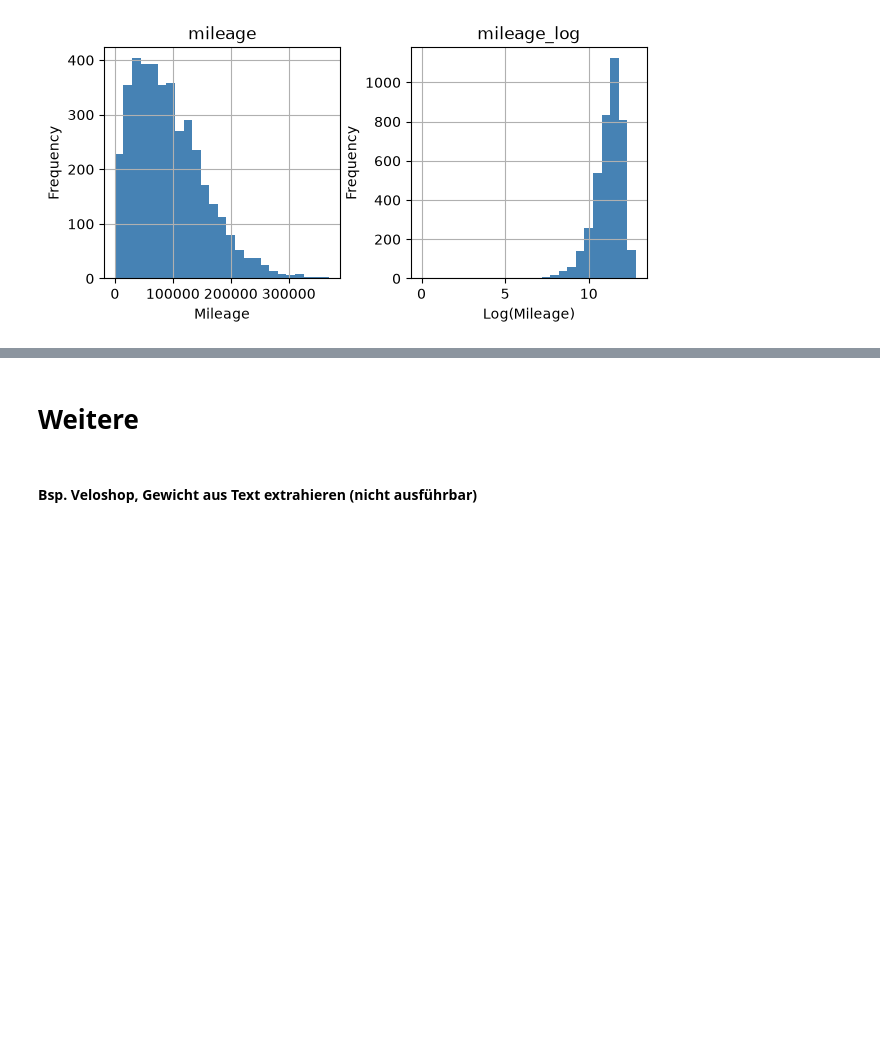
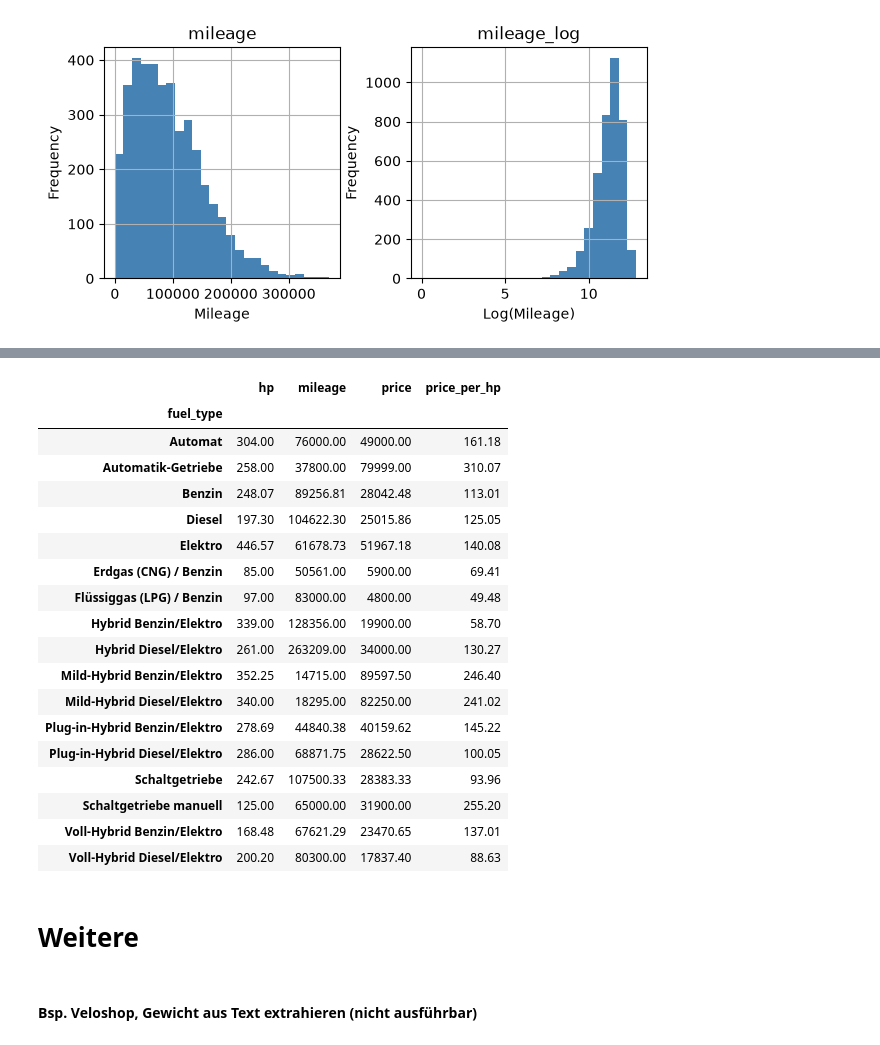
Before and after one commit to pyrat12/DS_HS2026_LNW, a Jupyter notebook: DS_HS2026_LNW_I_Examples/AP02/AP02 Spick.ipynb, the cells around one changed output, grey strips where cells are left out. Drawn from its saved outputs; the diff is of its cells as text; code cells hidden in the pictures; blank space fills up the shorter version.

```diff
--- a/DS_HS2026_LNW_I_Examples/AP02/AP02 Spick.ipynb
+++ b/DS_HS2026_LNW_I_Examples/AP02/AP02 Spick.ipynb
@@ -1151,0 +1377,16 @@ plt.show()                                                                  #Bei
+# %%
+# Sorting data by 'price' and 'mileage' with highest price above
+# (ascending=False)
+df_autoscout = df_autoscout.sort_values(
+    by=['price', 'mileage'],                                               #Nach Preis und Kilometerstand sortieren
+    ascending=False                                                        #Beide Spalten absteigend: grösste Werte zuerst
+)
+
+# Show data
+df_autoscout[['offer_id', 'type', 'price', 'mileage', 'hp']].head()        #Sortierte Daten anzeigen
+
+#ANPASSEN: df_autoscout durch den verwendeten DataFrame ersetzen
+#ANPASSEN: ['price', 'mileage'] durch die gewünschten Sortierspalten ersetzen
+#ANPASSEN: ascending=True (aufsteigend) oder False (absteigend)
+#OPTIONAL: ascending=[False, True] für unterschiedliche Sortierrichtungen
+#NICHTS ANPASSEN: .sort_values(), by= und .head()
@@ -1152,3 +1559,59 @@ plt.show()                                                                  #Bei
+# %%
+# Create a pivot table with the mean values per fuel type
+pivot_table = pd.pivot_table(                                               #pivot_table(): Daten nach Gruppen zusammenfassen und Kennzahlen aggregieren
+    df_autoscout[['mileage', 'price', 'price_per_hp', 'hp', 'fuel_type']],  #Benötigte Spalten auswählen
+    index=['fuel_type'],                                                    #index: Gruppierungsspalte; eine Zeile pro Treibstoffart
+    values=['price',                                                        #price: Fahrzeugpreis auswerten
+            'price_per_hp',                                                 #price_per_hp: Preis pro PS auswerten
+            'hp',                                                           #hp: Motorleistung in PS auswerten
+            'mileage'],                                                     #mileage: Kilometerstand auswerten
+    aggfunc='mean').round(2)                                                #aggfunc='mean': Mittelwert je Gruppe berechnen; round(2): Auf 2 Dezimalstellen runden
+                                                                            #Erkenntnis: Alle Fahrzeuge derselben Treibstoffart werden zu einer Zeile zusammengefasst
+                                                                            #NaN-Werte werden bei der Mittelwertberechnung ignoriert
+
+# Format the values to 2 decimal places with trailing zeros
+pivot_table = pivot_table.map(                                              #map(): Funktion auf jeden einzelnen Tabellenwert anwenden
+    lambda x: f"{x:.2f}" if isinstance(x, (int, float)) else x)             #lambda x: Jeden Wert einzeln verarbeiten
+                                                                            #isinstance(): Prüfen, ob der Wert eine Ganzzahl oder Dezimalzahl ist
+                                                                            #f"{x:.2f}": Genau 2 Nachkommastellen anzeigen (z. B. 15000.00)
+                                                                            #else x: Andere Werte unverändert übernehmen
+                                                                            #ACHTUNG: Formatierte Zahlen werden zu Text (str)
+                                                                            #Voraussetzung: pandas >= 2.1 für DataFrame.map()
+
+# Display the pivot table
+pivot_table                                                                 #Pivot-Tabelle mit durchschnittlichen Kennzahlen je Treibstoffart anzeigen
+
+#ANPASSEN: df_autoscout durch den verwendeten DataFrame ersetzen
+#ANPASSEN: Spaltenliste df_autoscout[['...']] an die benötigten Spalten anpassen
+#ANPASSEN: index=['fuel_type'] durch die gewünschte Gruppierungsspalte ersetzen
+#ANPASSEN: values=['price', 'price_per_hp', 'hp', 'mileage'] durch die auszuwertenden numerischen Spalten ersetzen
+#ANPASSEN: aggfunc='mean' bei Bedarf durch 'sum', 'count', 'min' oder 'max' ersetzen
+#OPTIONAL: aggfunc={'price': 'mean', 'hp': 'max'} für unterschiedliche Funktionen pro Spalte
+#OPTIONAL: columns=['spalte'] für eine zusätzliche Gruppierung nach Spalten
+#OPTIONAL: .round(2) für eine andere Anzahl Dezimalstellen anpassen
+#OPTIONAL: Den .map()-Block weglassen, wenn die Ergebnisse numerisch bleiben sollen
+#NICHTS ANPASSEN: pd.pivot_table(), index=, values= und aggfunc= als Funktion bzw. Parameter
+#VORAUSSETZUNG: import pandas as pd; df_autoscout und alle verwendeten Spalten müssen existieren
+# %% [output]
+|  | hp | mileage | price | price_per_hp |
+| fuel_type |  |  |  |  |
+| Automat | 304.00 | 76000.00 | 49000.00 | 161.18 |
+| Automatik-Getriebe | 258.00 | 37800.00 | 79999.00 | 310.07 |
+| Benzin | 248.07 | 89256.81 | 28042.48 | 113.01 |
+| Diesel | 197.30 | 104622.30 | 25015.86 | 125.05 |
+| Elektro | 446.57 | 61678.73 | 51967.18 | 140.08 |
+| Erdgas (CNG) / Benzin | 85.00 | 50561.00 | 5900.00 | 69.41 |
+| Flüssiggas (LPG) / Benzin | 97.00 | 83000.00 | 4800.00 | 49.48 |
+| Hybrid Benzin/Elektro | 339.00 | 128356.00 | 19900.00 | 58.70 |
+| Hybrid Diesel/Elektro | 261.00 | 263209.00 | 34000.00 | 130.27 |
+| Mild-Hybrid Benzin/Elektro | 352.25 | 14715.00 | 89597.50 | 246.40 |
+| Mild-Hybrid Diesel/Elektro | 340.00 | 18295.00 | 82250.00 | 241.02 |
+| Plug-in-Hybrid Benzin/Elektro | 278.69 | 44840.38 | 40159.62 | 145.22 |
+| Plug-in-Hybrid Diesel/Elektro | 286.00 | 68871.75 | 28622.50 | 100.05 |
+| Schaltgetriebe | 242.67 | 107500.33 | 28383.33 | 93.96 |
+| Schaltgetriebe manuell | 125.00 | 65000.00 | 31900.00 | 255.20 |
+| Voll-Hybrid Benzin/Elektro | 168.48 | 67621.29 | 23470.65 | 137.01 |
+| Voll-Hybrid Diesel/Elektro | 200.20 | 80300.00 | 17837.40 | 88.63 |
 # %% [markdown]
 # Weitere
 # %% [markdown]
```
Also changed, not shown: parts of 17 cells of this notebook.
